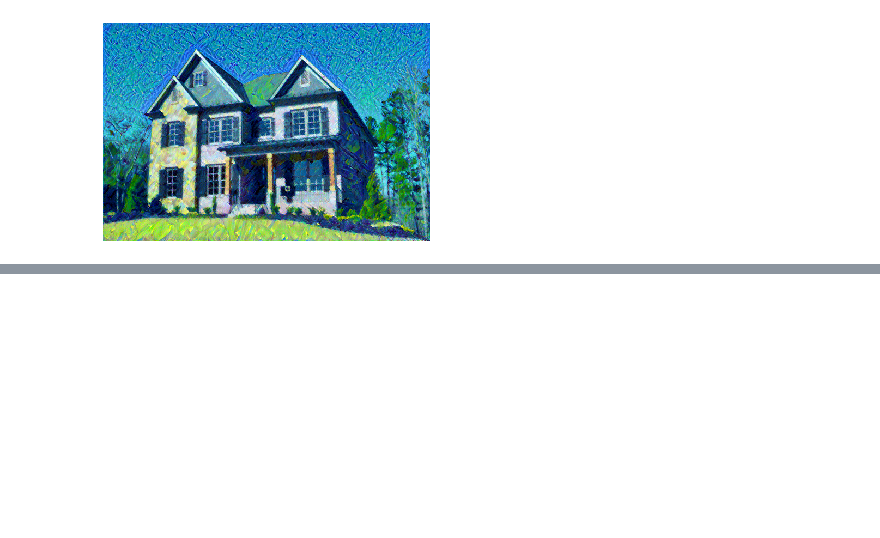
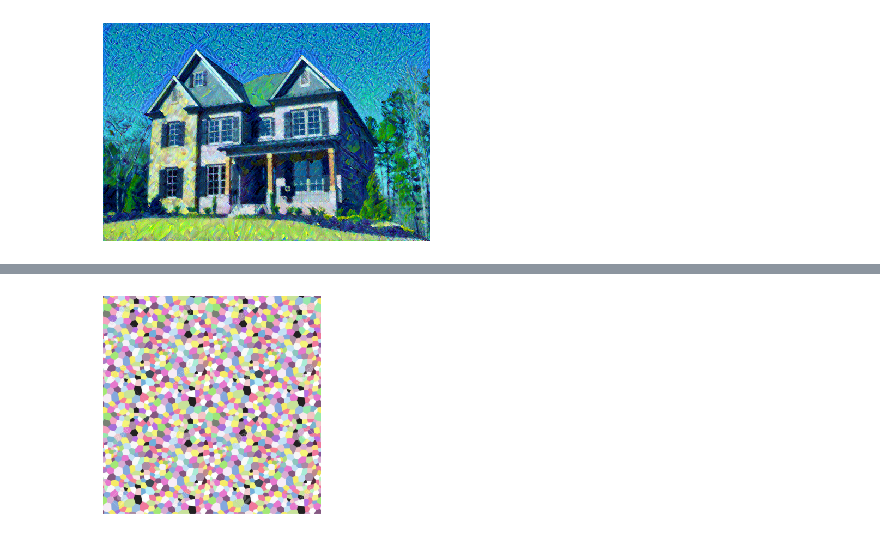
Before and after one commit to shivamswarnkar/Style-Transfer, a Jupyter notebook: style_transfer_colab_demo.ipynb, the cells around one changed output, grey strips where cells are left out. Cells and saved outputs as stored; diff of their text form; code cells hidden in the pictures; blank space fills up the shorter version.

```diff
--- a/style_transfer_colab_demo.ipynb
+++ b/style_transfer_colab_demo.ipynb
@@ -82,0 +106,12 @@ Total loss:0.6520       Saved as output/output.jpg
+# %%
+# Style image from web
+style = 'https://previews.123rf.com/images/ievgeniiaz/ievgeniiaz1303/ievgeniiaz130300013/18391517-seamless-decorative-mozaic-pattern.jpg'
+# %%
+# View Image from URL
+from utils.img_utils import load_image, im_convert
+img = load_image(style)
+plt.imshow(im_convert(img))
+plt.axis('off')
+plt.show()
+# %% [output]
+[figure, added]
```
Also changed, not shown: parts of 11 cells of this notebook.
